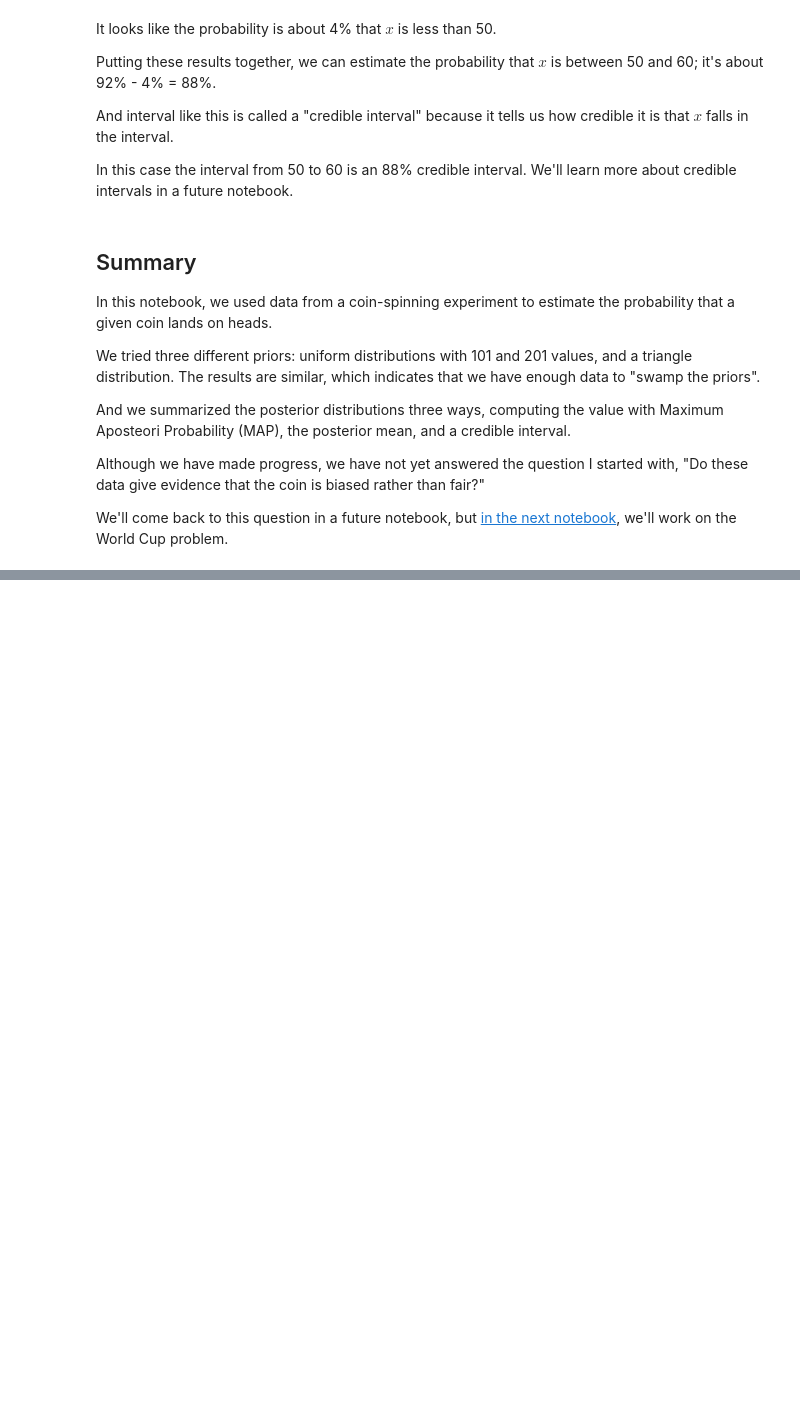
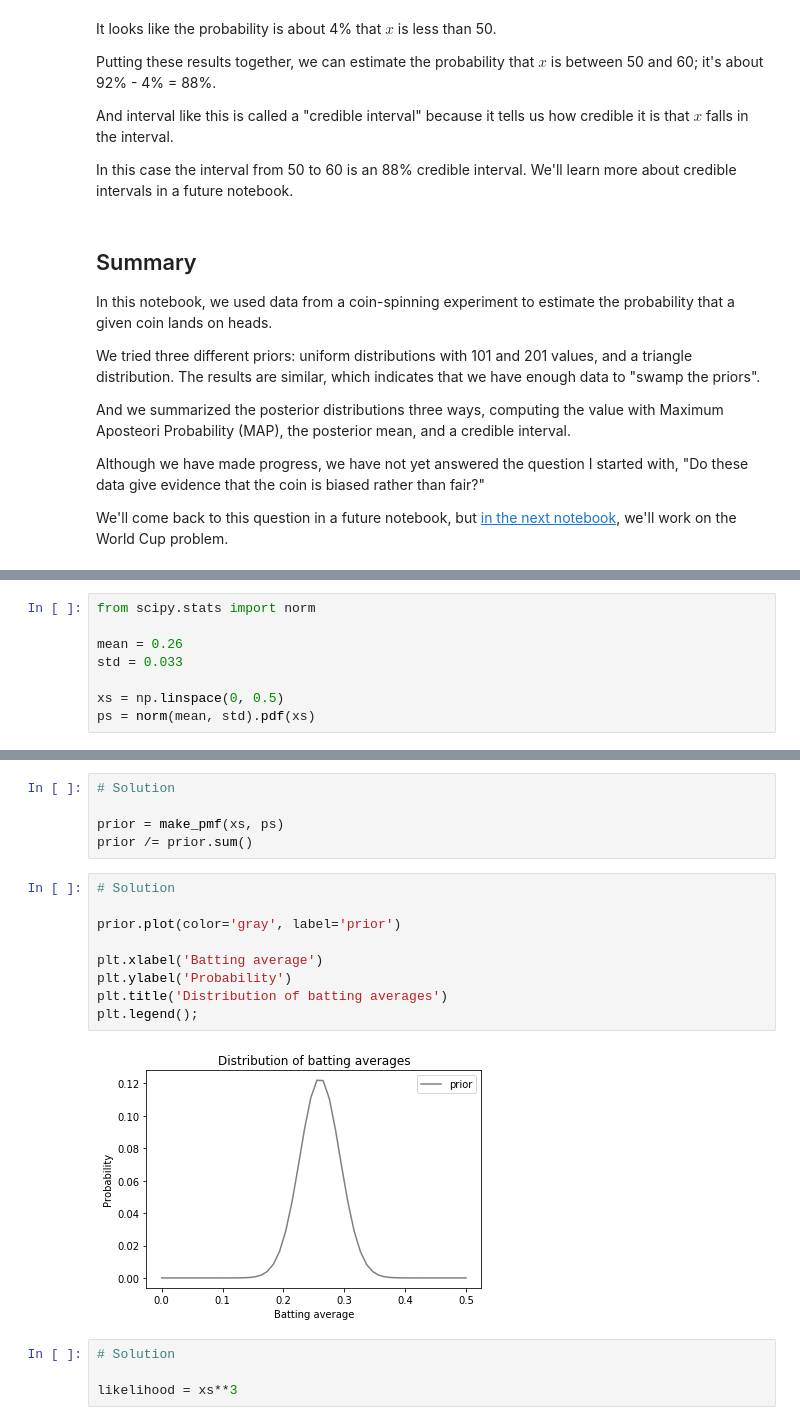
Before and after one commit to AllenDowney/BiteSizeBayes, a Jupyter notebook: 07_euro_soln.ipynb, the cells around one changed output, grey strips where cells are left out. Cells and saved outputs as stored; diff of their text form; blank space fills up the shorter version.

```diff
--- a/07_euro_soln.ipynb
+++ b/07_euro_soln.ipynb
@@ -385,0 +398,8 @@ We'll come back to this question in a future notebook, but [in the next notebook
+# %%
+from scipy.stats import norm
+
+mean = 0.26
+std = 0.033
+
+xs = np.linspace(0, 0.5)
+ps = norm(mean, std).pdf(xs)
@@ -385,0 +423,20 @@ We'll come back to this question in a future notebook, but [in the next notebook
+# %%
+# Solution
+
+prior = make_pmf(xs, ps)
+prior /= prior.sum()
+# %%
+# Solution
+
+prior.plot(color='gray', label='prior')
+
+plt.xlabel('Batting average')
+plt.ylabel('Probability')
+plt.title('Distribution of batting averages')
+plt.legend();
+# %% [output]
+[figure, added]
+# %%
+# Solution
+
+likelihood = xs**3
```
Also changed, not shown: parts of 8 cells of this notebook, 1 other file.
